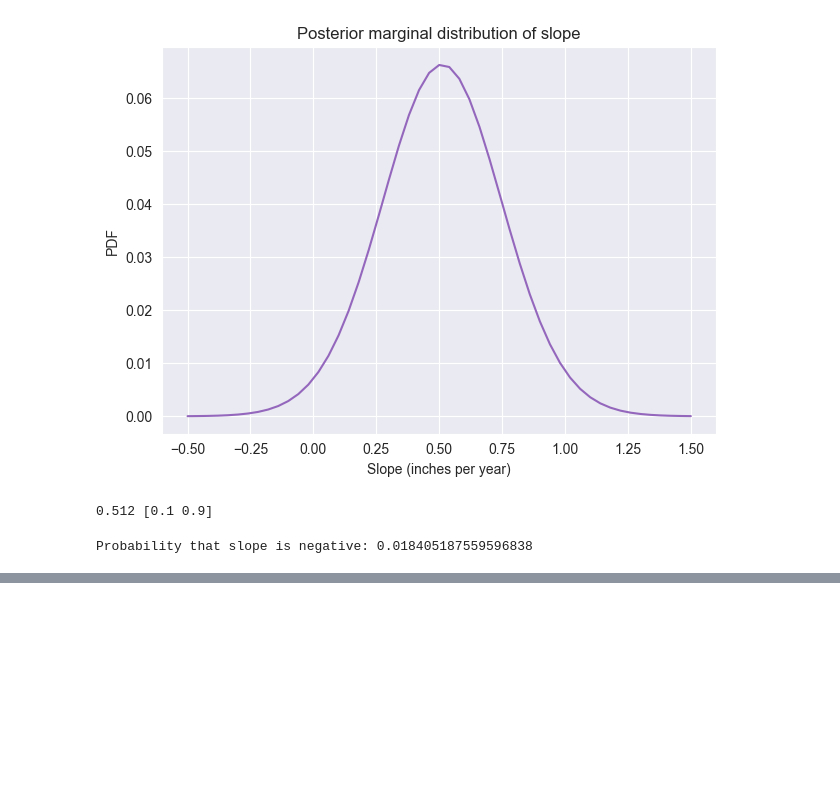
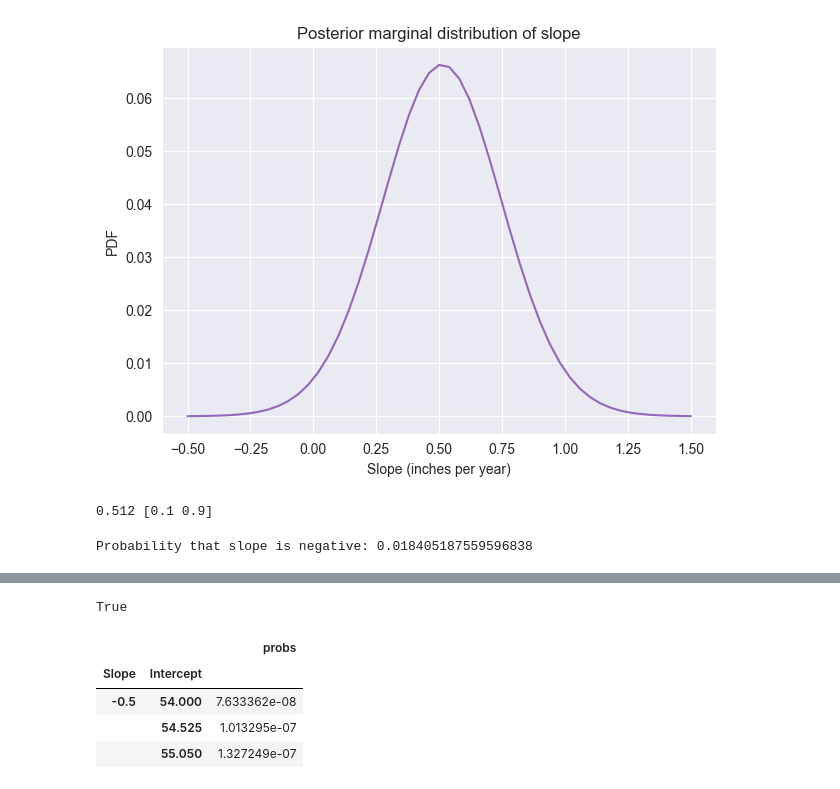
Before and after one commit to Xupeiyi/think-bayes, a Jupyter notebook: chapter17.ipynb, the cells around one changed output, grey strips where cells are left out. Cells and saved outputs as stored; diff of their text form; code cells hidden in the pictures; blank space fills up the shorter version.

```diff
--- a/chapter17.ipynb
+++ b/chapter17.ipynb
@@ -212,0 +254,13 @@ Probability that slope is negative: 0.018405187559596838
+# %%
+np.allclose(posterior, posterior_opt.stack())
+# %% [output]
+True
+# %%
+posterior2 = marginal(posterior_opt, 1)
+posterior2.head(3)
+# %% [output]
+|  |  | probs |
+| Slope | Intercept |  |
+| -0.5 | 54.000 | 7.633362e-08 |
+|  | 54.525 | 1.013295e-07 |
+|  | 55.050 | 1.327249e-07 |
```
Also changed, not shown: parts of 6 cells of this notebook.
